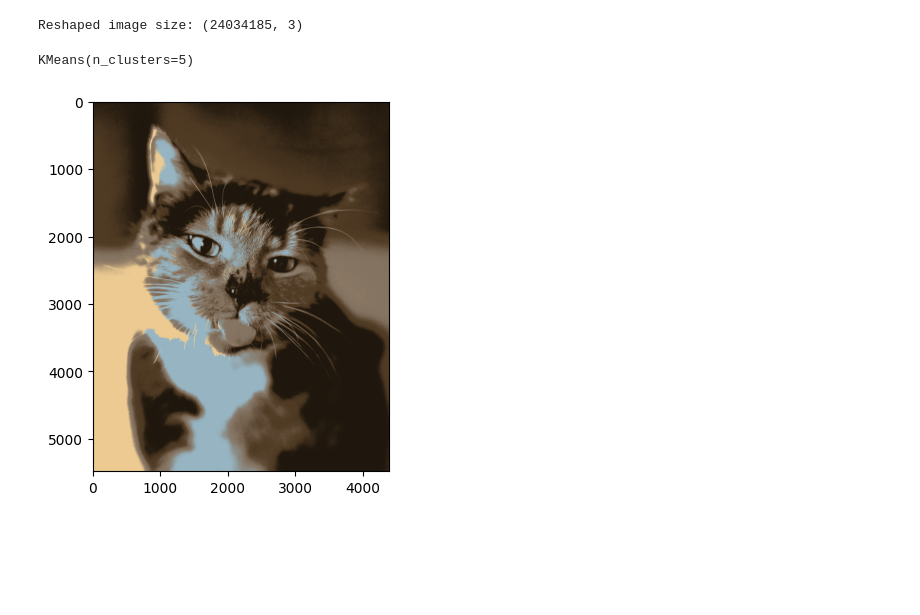
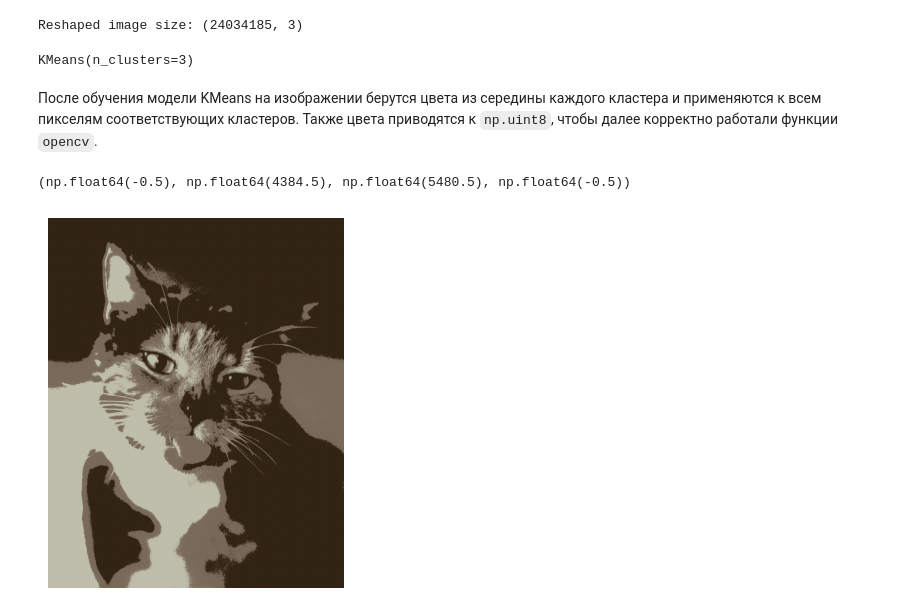
Before and after one commit to artyoomi/spbsetu-ml-intro-2026, a Jupyter notebook: src/image_segmentation.ipynb, the cells around one changed output. Saved outputs shown, nothing was run; the diff lists cells and outputs as text; code cells hidden in the pictures; blank space fills up the shorter version.

```diff
--- a/src/image_segmentation.ipynb
+++ b/src/image_segmentation.ipynb
@@ -6,4 +14,4 @@ from sklearn.cluster import KMeans
 
 
 IMAGE_PATH = "cat.jpg"
-N_CLUSTERS = 5
+N_CLUSTERS = 3
@@ -23,9 +36,13 @@ kmeans = KMeans(n_clusters=N_CLUSTERS)
 kmeans.fit(X)
 # %% [output]
 Reshaped image size: (24034185, 3)
-KMeans(n_clusters=5)
+KMeans(n_clusters=3)
+# %% [markdown]
+После обучения модели KMeans на изображении берутся цвета из середины каждого кластера и применяются к всем пикселям соответствующих кластеров. Также цвета приводятся к `np.uint8`, чтобы далее корректно работали функции `opencv`.
 # %%
-segmented_image = kmeans.cluster_centers_[kmeans.labels_].reshape(image.shape)
+segmented_image = kmeans.cluster_centers_[kmeans.labels_].astype(np.uint8).reshape(image.shape)
 plt.imshow(segmented_image / 255)
+plt.axis('off')
 # %% [output]
+(np.float64(-0.5), np.float64(4384.5), np.float64(5480.5), np.float64(-0.5))
-[figure, old version]
+[figure, new version]
```
Also changed, not shown: parts of 12 cells of this notebook.
